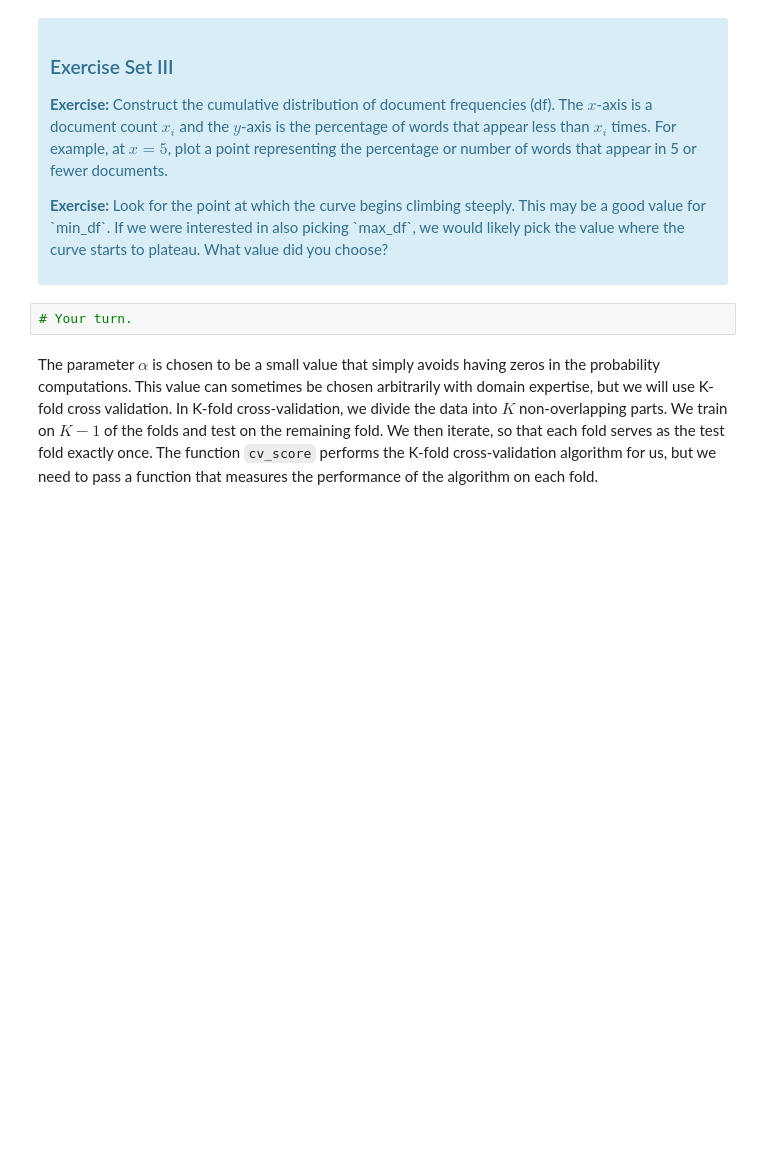
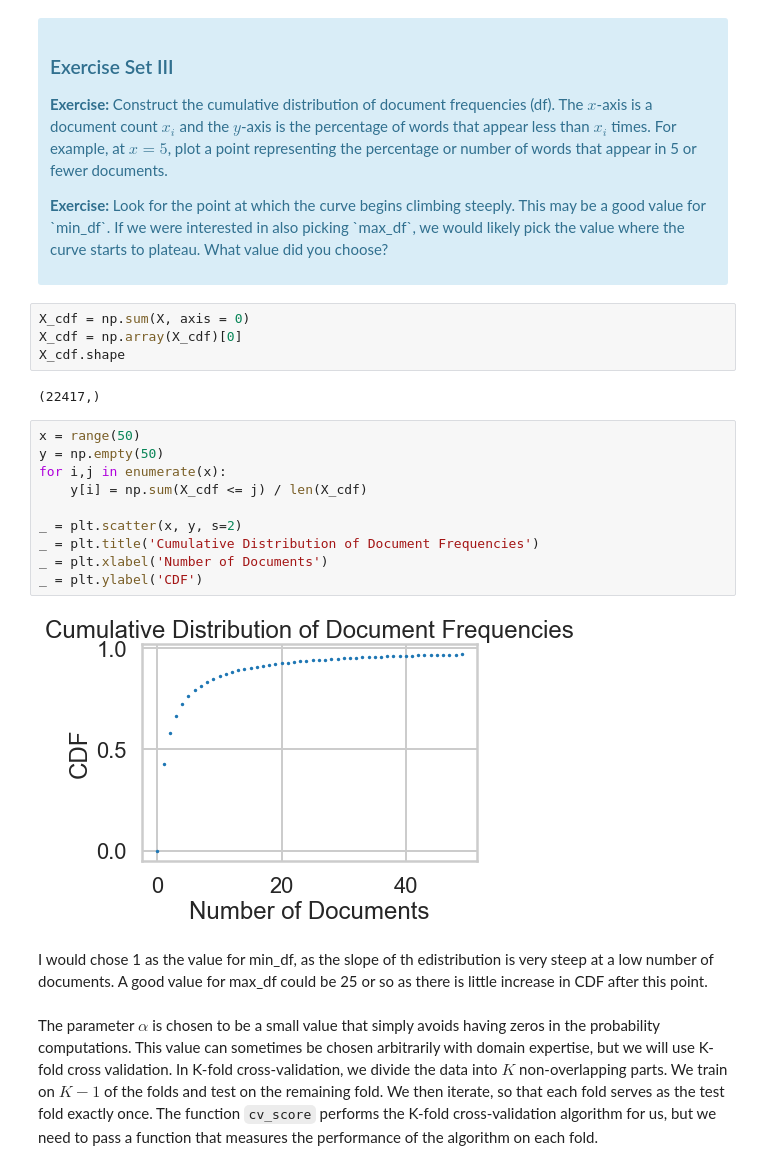
Before and after one commit to ghopping/Data_Science_Career_Track, a Jupyter notebook: naive_bayes/Mini_Project_Naive_Bayes.ipynb, the cells around one changed output. Drawn from its saved outputs; the diff is of its cells as text; blank space fills up the shorter version.

```diff
--- a/naive_bayes/Mini_Project_Naive_Bayes.ipynb
+++ b/naive_bayes/Mini_Project_Naive_Bayes.ipynb
@@ -266,8 +294,26 @@ First, let's find an appropriate value for `min_df` for the `CountVectorizer`. `
 
 <p><b>Exercise:</b> Look for the point at which the curve begins climbing steeply. This may be a good value for `min_df`. If we were interested in also picking `max_df`, we would likely pick the value where the curve starts to plateau. What value did you choose?</p>
 </div>
-# %%
-# Your turn.
+# %%
+X_cdf = np.sum(X, axis = 0)
+X_cdf = np.array(X_cdf)[0]
+X_cdf.shape
+# %% [output]
+(22417,)
+# %%
+x = range(50)
+y = np.empty(50)
+for i,j in enumerate(x):
+    y[i] = np.sum(X_cdf <= j) / len(X_cdf)
+
+_ = plt.scatter(x, y, s=2)
+_ = plt.title('Cumulative Distribution of Document Frequencies')
+_ = plt.xlabel('Number of Documents')
+_ = plt.ylabel('CDF')
+# %% [output]
+[figure, added]
+# %% [markdown]
+I would chose 1 as the value for min_df, as the slope of th edistribution is very steep at a low number of documents. A good value for max_df could be 25 or so as there is little increase in CDF after this point.
 # %% [markdown]
 The parameter $\alpha$ is chosen to be a small value that simply avoids having zeros in the probability computations. This value can sometimes be chosen arbitrarily with domain expertise, but we will use K-fold cross validation. In K-fold cross-validation, we divide the data into $K$ non-overlapping parts. We train on $K-1$ of the folds and test on the remaining fold. We then iterate, so that each fold serves as the test fold exactly once. The function `cv_score` performs the K-fold cross-validation algorithm for us, but we need to pass a function that measures the performance of the algorithm on each fold.
 # %%
```
Also changed, not shown: parts of 6 cells of this notebook.
